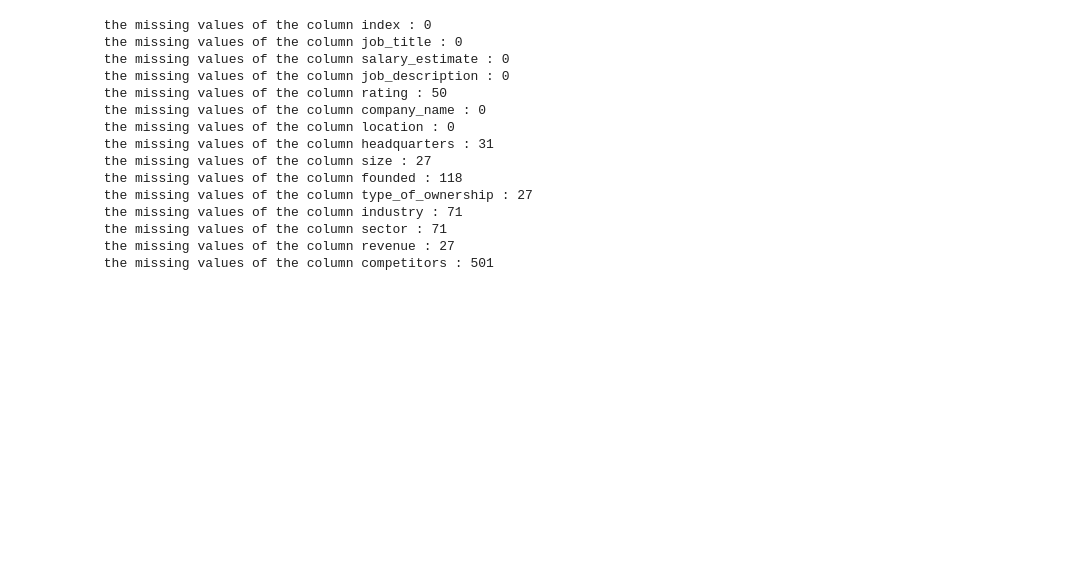
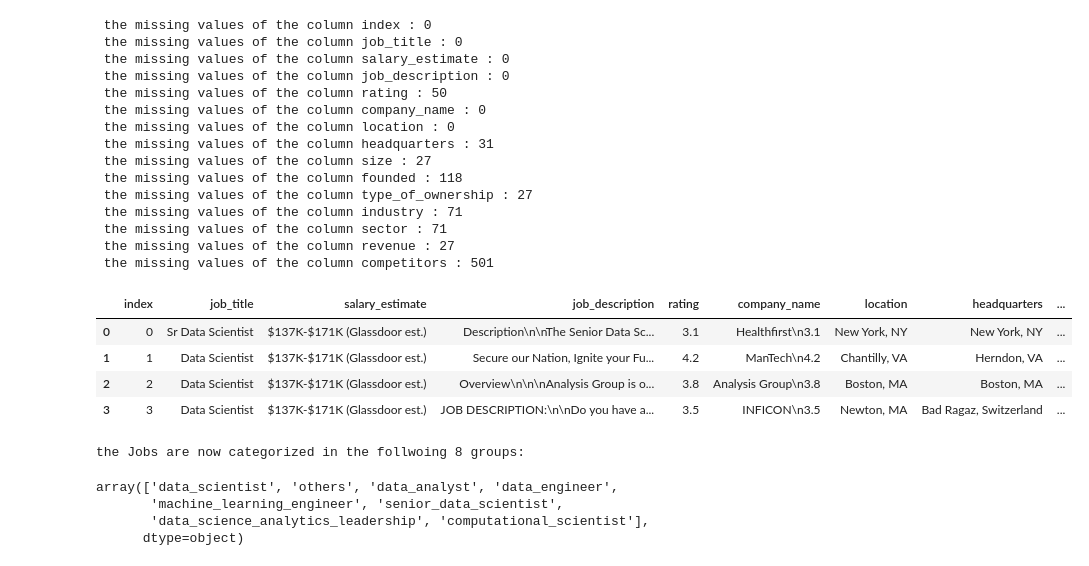
Before and after one commit to LeilaJavanmardi/project1, a Jupyter notebook: notebooks/Jobanalysis_main.ipynb, the cells around one changed output. Drawn from its saved outputs; the diff is of its cells as text; code cells hidden in the pictures; blank space fills up the shorter version.

```diff
--- a/notebooks/Jobanalysis_main.ipynb
+++ b/notebooks/Jobanalysis_main.ipynb
@@ -189,3 +209,52 @@ for col in columns:
  the missing values of the column sector : 71
  the missing values of the column revenue : 27
  the missing values of the column competitors : 501
+# %%
+def cleaning_job_title(job_title):
+
+    '''
+    cleaning the job titles colmun. column name as paramter , uses regex
+    1- casting all the value to a string, cleaning the names
+    2-finding the repeated pattern and replacing the values with the dic_values
+    '''
+
+    #1
+    job_title = str(job_title)
+    job_title=job_title.strip().lower()
+    job_title=job_title.replace(' ','_')
+
+    #2
+    patterns = {
+    r'.*senior_data.*': 'senior_data_scientist',
+    r'(?<!senior_).*data_scienti.*': 'data_scientist',
+    r'.*data_analy.*': 'data_analyst',
+    r'.*machine_lear.*': 'machine_learning_engineer',
+    r'(?i).*data_engine.*': 'data_engineer',
+    r'(?i).*manage.*':'data_science_analytics_leadership',
+    r'(?i).*computational.*':'computational_scientist',
+
+    #r'(?i).+Scientist.+':
+    }
+
+    others='others'
+    for pattern, replacement in patterns.items():
+        if re.match(pattern,job_title):
+            return replacement
+
+    return  others
+# %%
+df_clean['job_cleaned']=df_clean.job_title.apply(cleaning_job_title)
+display(df_clean.head(4))
+print(f'the Jobs are now categorized in the follwoing {df_clean.job_cleaned.nunique()} groups:')
+df_clean.job_cleaned.unique()
+# %% [output]
+|  | index | job_title | salary_estimate | job_description | rating | company_name | location | headquarters | ... |
+| 0 | 0 | Sr Data Scientist | $137K-$171K (Glassdoor est.) | Description\n\nThe Senior Data Sc... | 3.1 | Healthfirst\n3.1 | New York, NY | New York, NY | ... |
+| 1 | 1 | Data Scientist | $137K-$171K (Glassdoor est.) | Secure our Nation, Ignite your Fu... | 4.2 | ManTech\n4.2 | Chantilly, VA | Herndon, VA | ... |
+| 2 | 2 | Data Scientist | $137K-$171K (Glassdoor est.) | Overview\n\n\nAnalysis Group is o... | 3.8 | Analysis Group\n3.8 | Boston, MA | Boston, MA | ... |
+| 3 | 3 | Data Scientist | $137K-$171K (Glassdoor est.) | JOB DESCRIPTION:\n\nDo you have a... | 3.5 | INFICON\n3.5 | Newton, MA | Bad Ragaz, Switzerland | ... |
+the Jobs are now categorized in the follwoing 8 groups:
+array(['data_scientist', 'others', 'data_analyst', 'data_engineer',
+       'machine_learning_engineer', 'senior_data_scientist',
+       'data_science_analytics_leadership', 'computational_scientist'],
+      dtype=object)
```
Also changed, not shown: parts of 3 cells of this notebook.
